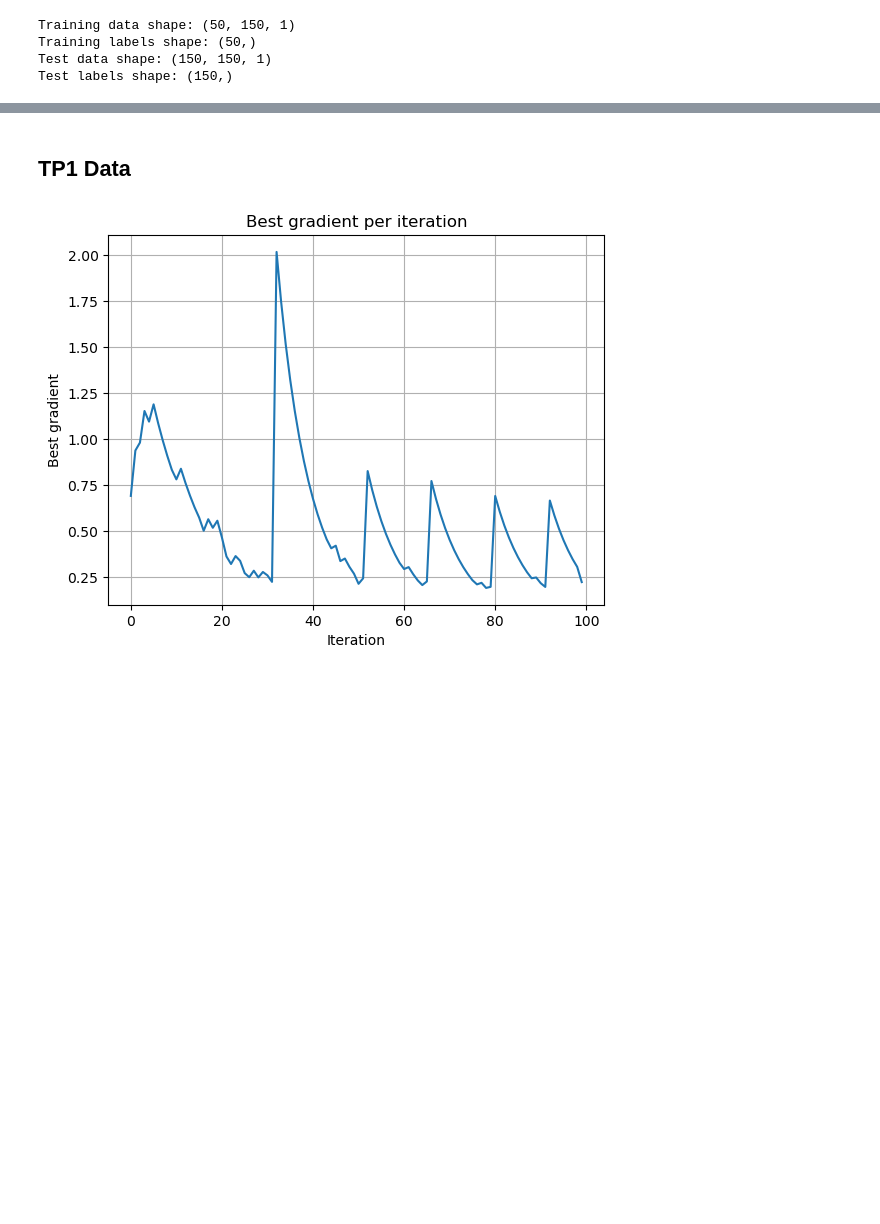
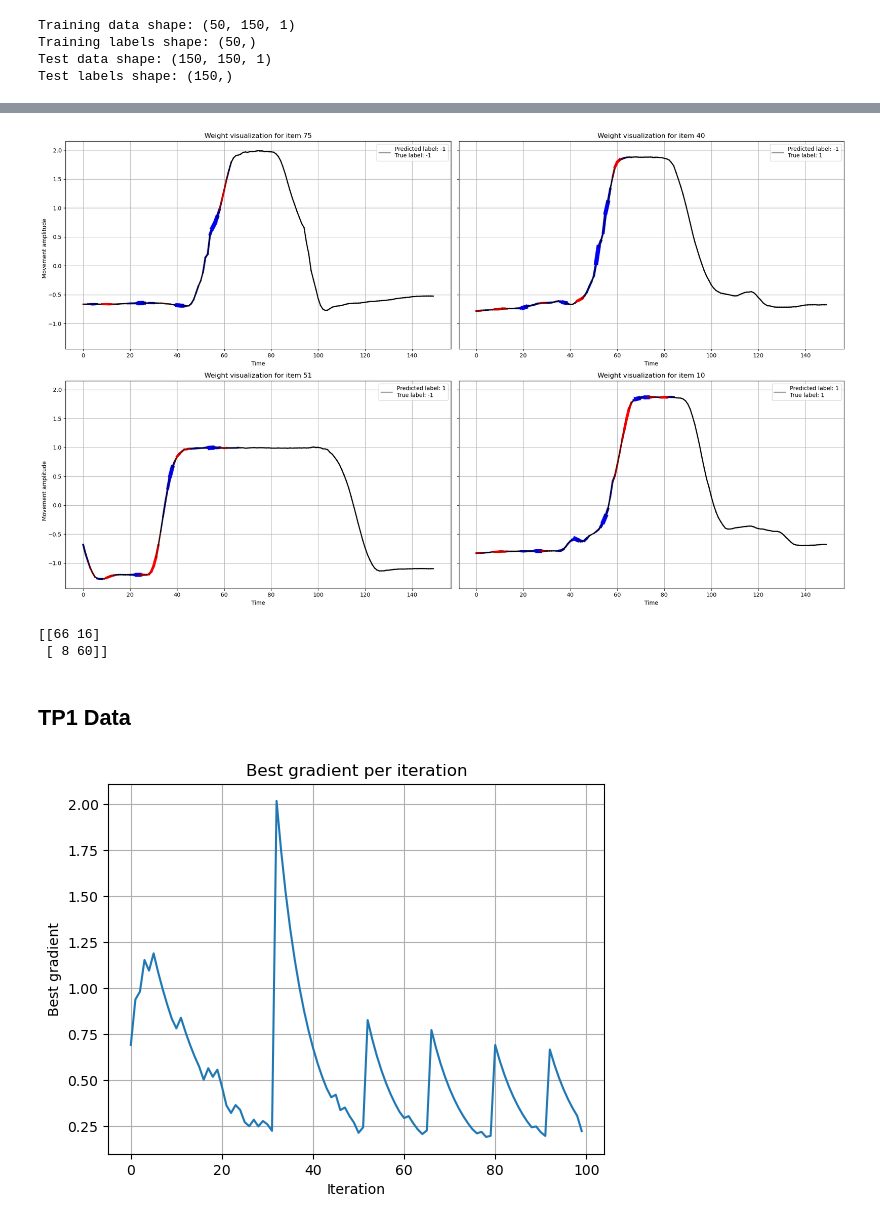
Before and after one commit to MelvinGode/Interpretable-TimeSeries-Classification, a Jupyter notebook: TSC.ipynb, the cells around one changed output, grey strips where cells are left out. Saved outputs shown, nothing was run; the diff lists cells and outputs as text; code cells hidden in the pictures; blank space fills up the shorter version.

```diff
--- a/TSC.ipynb
+++ b/TSC.ipynb
@@ -703,3 +838,23 @@ True label: 1
+# %%
+fig, axes = plt.subplots(2, 2, figsize=(20, 12), sharey=True)
+for i, index in enumerate([75, 40, 51, 10]):
+    interpret_for_the_plot(gunner, X_test, gunpoint_sax_test, y_test, index, axes[i//2, i%2])
+#fig.suptitle("Weight visualization on ")
+fig.text(0, 0.25, 'Movement amplitude', va='center', rotation='vertical')
+fig.text(0, 0.75, 'Movement amplitude', va='center', rotation='vertical')
+plt.tight_layout()
+plt.show()
+# %% [output]
+[figure, added]
+# %%
+from sklearn.metrics import confusion_matrix
+
+predictions = np.sign(gunner.ensemble_raw(X_test))
+conf_matrix = confusion_matrix(y_test, predictions)
+print(conf_matrix.T)
+# %% [output]
+[[66 16]
+ [ 8 60]]
 # %% [markdown]
 ## TP1 Data
 # %%
```
Also changed, not shown: parts of 11 cells of this notebook.
